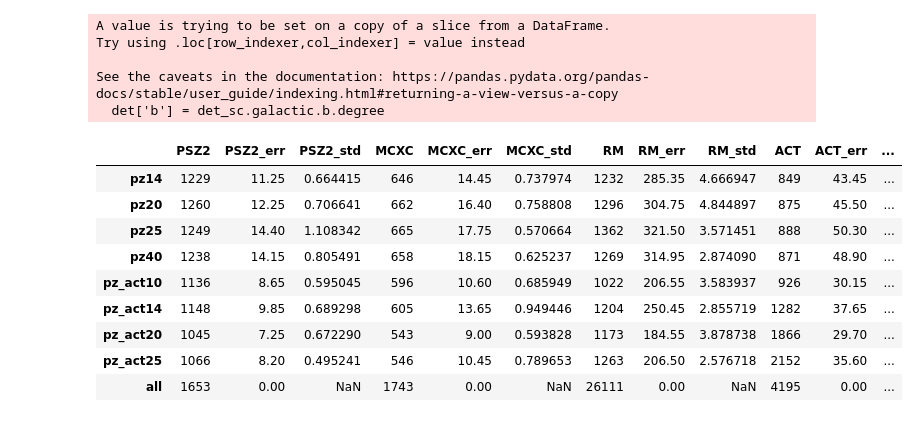
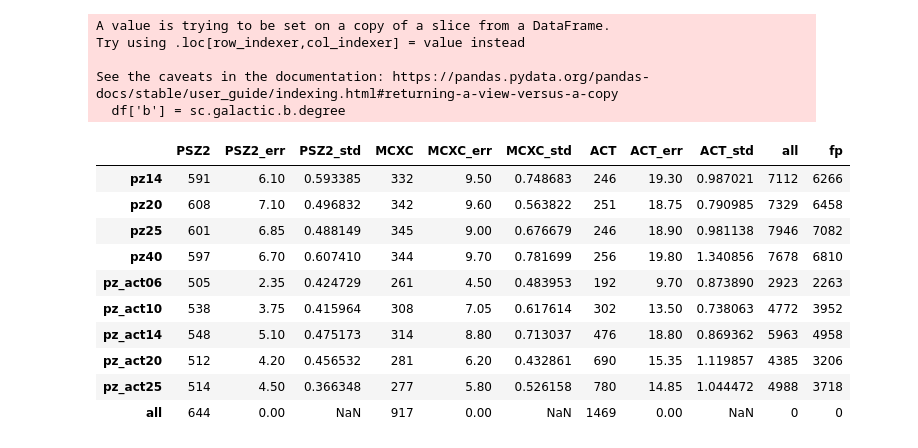
Before and after one commit to rt2122/data-segmentation-2, a Jupyter notebook: visualizations/cats_comp_fixed.ipynb, the cells around one changed output. Cells and saved outputs as stored; diff of their text form; code cells hidden in the pictures.

```diff
--- a/visualizations/cats_comp_fixed.ipynb
+++ b/visualizations/cats_comp_fixed.ipynb
@@ -121,0 +42,15 @@ def gen_tables(det_cats_files, true_cats_files, z_cut = -1, m_cut=-1, b_cut=None
+# %%
+def cut_cat(df, dict_cut = {'z' : [-np.inf, np.inf], 'M500' : [-np.inf, np.inf], 'b' :[-np.inf, np.inf]}):
+
+    sc = SkyCoord(ra=np.array(df['RA'])*u.degree,
+                  dec=np.array(df['DEC'])*u.degree, frame='icrs')
+    df['b'] = sc.galactic.b.degree
+    for prm in dict_cut:
+        if prm == 'b':
+            df = df[np.abs(df[prm]) >= dict_cut[prm][0]]
+            df = df[np.abs(df[prm]) < dict_cut[prm][1]]
+
+        df = df[df[prm] >= dict_cut[prm][0]]
+        df = df[df[prm] < dict_cut[prm][1]]
+    df.index = np.arange(len(df))
+    return df
@@ -164 +154,3 @@ recall
+# %%
+true_cats_files = [file for file in true_cats_files if not ('RM' in file)]
 # %%
@@ -267,22 +240,23 @@ recall
 # %%
-comp, recall = gen_tables(det_cats_files, true_cats_files, b_cut=20)
+comp, recall = gen_tables(det_cats_files, true_cats_files, dict_cut={'b' : [20, np.inf]})
 comp
 # %% [output]
 A value is trying to be set on a copy of a slice from a DataFrame.
 Try using .loc[row_indexer,col_indexer] = value instead
 
 See the caveats in the documentation: https://pandas.pydata.org/pandas-docs/stable/user_guide/indexing.html#returning-a-view-versus-a-copy
-  det['b'] = det_sc.galactic.b.degree
+  df['b'] = sc.galactic.b.degree
-|  | PSZ2 | PSZ2_err | PSZ2_std | MCXC | MCXC_err | MCXC_std | RM | RM_err | RM_std | ACT | ACT_err | ... |
-| pz14 | 1229 | 11.25 | 0.664415 | 646 | 14.45 | 0.737974 | 1232 | 285.35 | 4.666947 | 849 | 43.45 | ... |
-| pz20 | 1260 | 12.25 | 0.706641 | 662 | 16.40 | 0.758808 | 1296 | 304.75 | 4.844897 | 875 | 45.50 | ... |
-| pz25 | 1249 | 14.40 | 1.108342 | 665 | 17.75 | 0.570664 | 1362 | 321.50 | 3.571451 | 888 | 50.30 | ... |
-| pz40 | 1238 | 14.15 | 0.805491 | 658 | 18.15 | 0.625237 | 1269 | 314.95 | 2.874090 | 871 | 48.90 | ... |
-| pz_act10 | 1136 | 8.65 | 0.595045 | 596 | 10.60 | 0.685949 | 1022 | 206.55 | 3.583937 | 926 | 30.15 | ... |
-| pz_act14 | 1148 | 9.85 | 0.689298 | 605 | 13.65 | 0.949446 | 1204 | 250.45 | 2.855719 | 1282 | 37.65 | ... |
-| pz_act20 | 1045 | 7.25 | 0.672290 | 543 | 9.00 | 0.593828 | 1173 | 184.55 | 3.878738 | 1866 | 29.70 | ... |
-| pz_act25 | 1066 | 8.20 | 0.495241 | 546 | 10.45 | 0.789653 | 1263 | 206.50 | 2.576718 | 2152 | 35.60 | ... |
-| all | 1653 | 0.00 | NaN | 1743 | 0.00 | NaN | 26111 | 0.00 | NaN | 4195 | 0.00 | ... |
+|  | PSZ2 | PSZ2_err | PSZ2_std | MCXC | MCXC_err | MCXC_std | ACT | ACT_err | ACT_std | all | fp |
+| pz14 | 591 | 6.10 | 0.593385 | 332 | 9.50 | 0.748683 | 246 | 19.30 | 0.987021 | 7112 | 6266 |
+| pz20 | 608 | 7.10 | 0.496832 | 342 | 9.60 | 0.563822 | 251 | 18.75 | 0.790985 | 7329 | 6458 |
+| pz25 | 601 | 6.85 | 0.488149 | 345 | 9.00 | 0.676679 | 246 | 18.90 | 0.981138 | 7946 | 7082 |
+| pz40 | 597 | 6.70 | 0.607410 | 344 | 9.70 | 0.781699 | 256 | 19.80 | 1.340856 | 7678 | 6810 |
+| pz_act06 | 505 | 2.35 | 0.424729 | 261 | 4.50 | 0.483953 | 192 | 9.70 | 0.873890 | 2923 | 2263 |
+| pz_act10 | 538 | 3.75 | 0.415964 | 308 | 7.05 | 0.617614 | 302 | 13.50 | 0.738063 | 4772 | 3952 |
+| pz_act14 | 548 | 5.10 | 0.475173 | 314 | 8.80 | 0.713037 | 476 | 18.80 | 0.869362 | 5963 | 4958 |
+| pz_act20 | 512 | 4.20 | 0.456532 | 281 | 6.20 | 0.432861 | 690 | 15.35 | 1.119857 | 4385 | 3206 |
+| pz_act25 | 514 | 4.50 | 0.366348 | 277 | 5.80 | 0.526158 | 780 | 14.85 | 1.044472 | 4988 | 3718 |
+| all | 644 | 0.00 | NaN | 917 | 0.00 | NaN | 1469 | 0.00 | NaN | 0 | 0 |
 # %%
 recall
 # %% [output]
```
Also changed, not shown: parts of 21 cells of this notebook, 1 other file.
